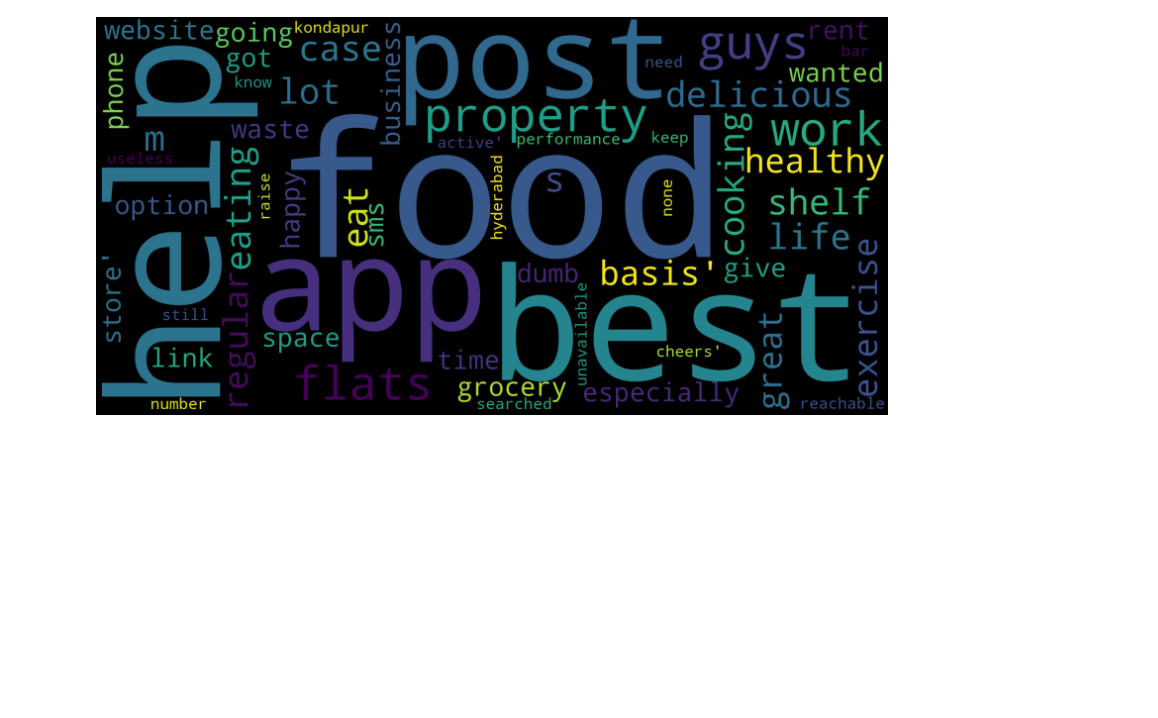
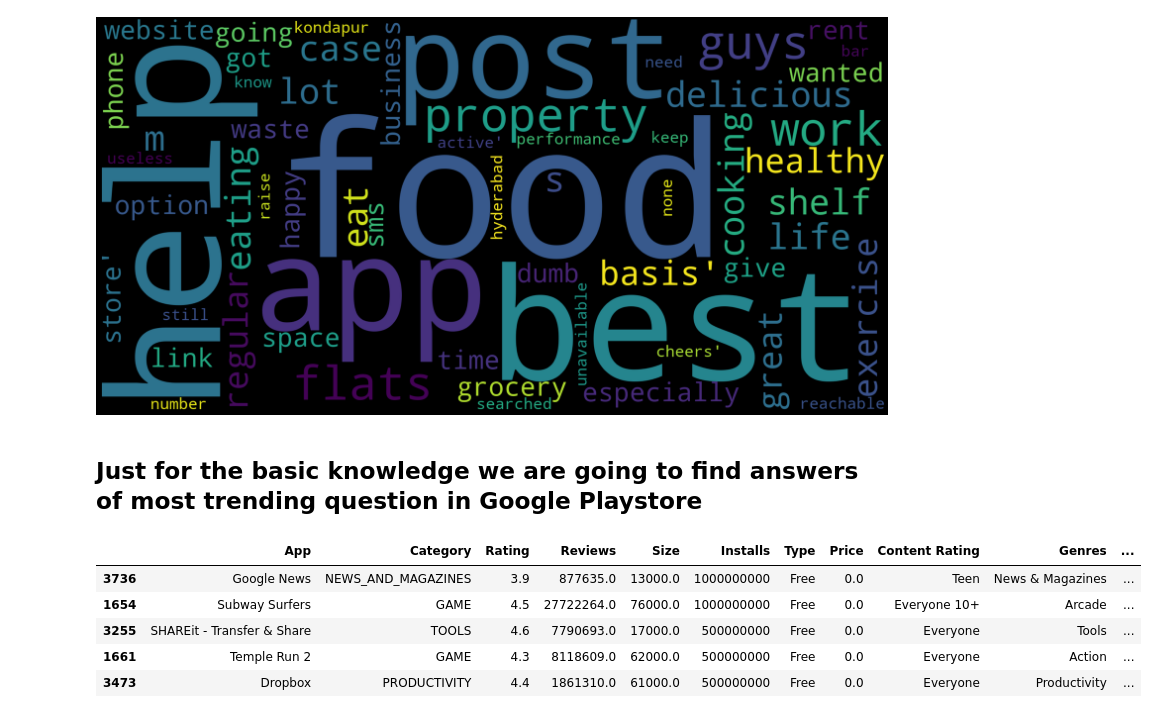
Before and after one commit to iotaminus1/Playstore-and-User-Review-Data-Analysis, a Jupyter notebook: Play_Store_App_Review_Analysis_Capstone_Project.ipynb, the cells around one changed output. Saved outputs shown, nothing was run; the diff lists cells and outputs as text; code cells hidden in the pictures; blank space fills up the shorter version.

```diff
--- a/Play_Store_App_Review_Analysis_Capstone_Project.ipynb
+++ b/Play_Store_App_Review_Analysis_Capstone_Project.ipynb
@@ -751,3 +751,16 @@ plt.tight_layout(pad=0)
 plt.show()
 # %% [output]
 [figure]
+# %% [markdown]
+## Just for the basic knowledge we are going to find answers of most trending question in Google Playstore
+# %%
+# Top-5 apps on the basis of installs?
+top_apps = df_ps_data.sort_values(by=['Installs'], ascending=False)
+top_apps.head()
+# %% [output]
+|  | App | Category | Rating | Reviews | Size | Installs | Type | Price | Content Rating | Genres | ... |
+| 3736 | Google News | NEWS_AND_MAGAZINES | 3.9 | 877635.0 | 13000.0 | 1000000000 | Free | 0.0 | Teen | News & Magazines | ... |
+| 1654 | Subway Surfers | GAME | 4.5 | 27722264.0 | 76000.0 | 1000000000 | Free | 0.0 | Everyone 10+ | Arcade | ... |
+| 3255 | SHAREit - Transfer & Share | TOOLS | 4.6 | 7790693.0 | 17000.0 | 500000000 | Free | 0.0 | Everyone | Tools | ... |
+| 1661 | Temple Run 2 | GAME | 4.3 | 8118609.0 | 62000.0 | 500000000 | Free | 0.0 | Everyone | Action | ... |
+| 3473 | Dropbox | PRODUCTIVITY | 4.4 | 1861310.0 | 61000.0 | 500000000 | Free | 0.0 | Everyone | Productivity | ... |
```
Also changed, not shown: parts of 2 cells of this notebook.
